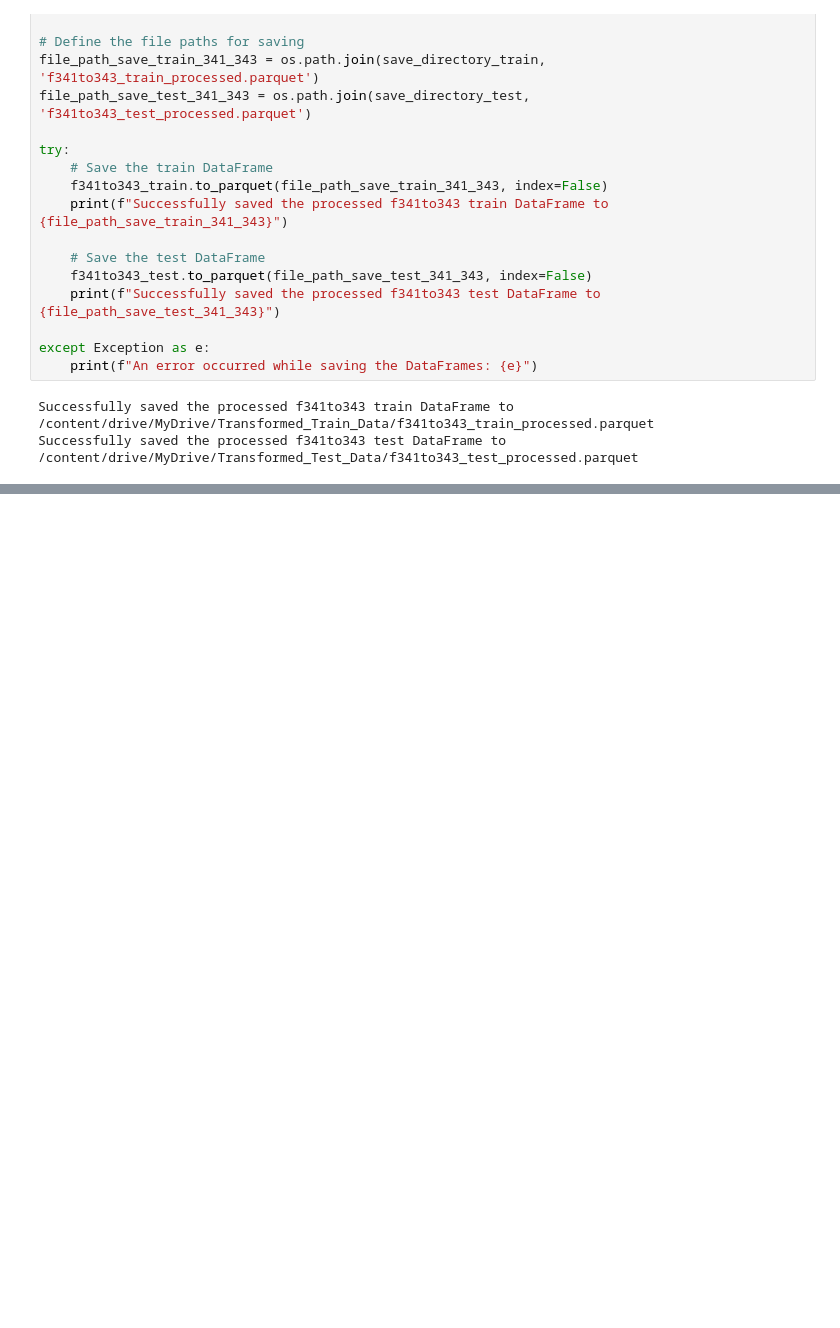
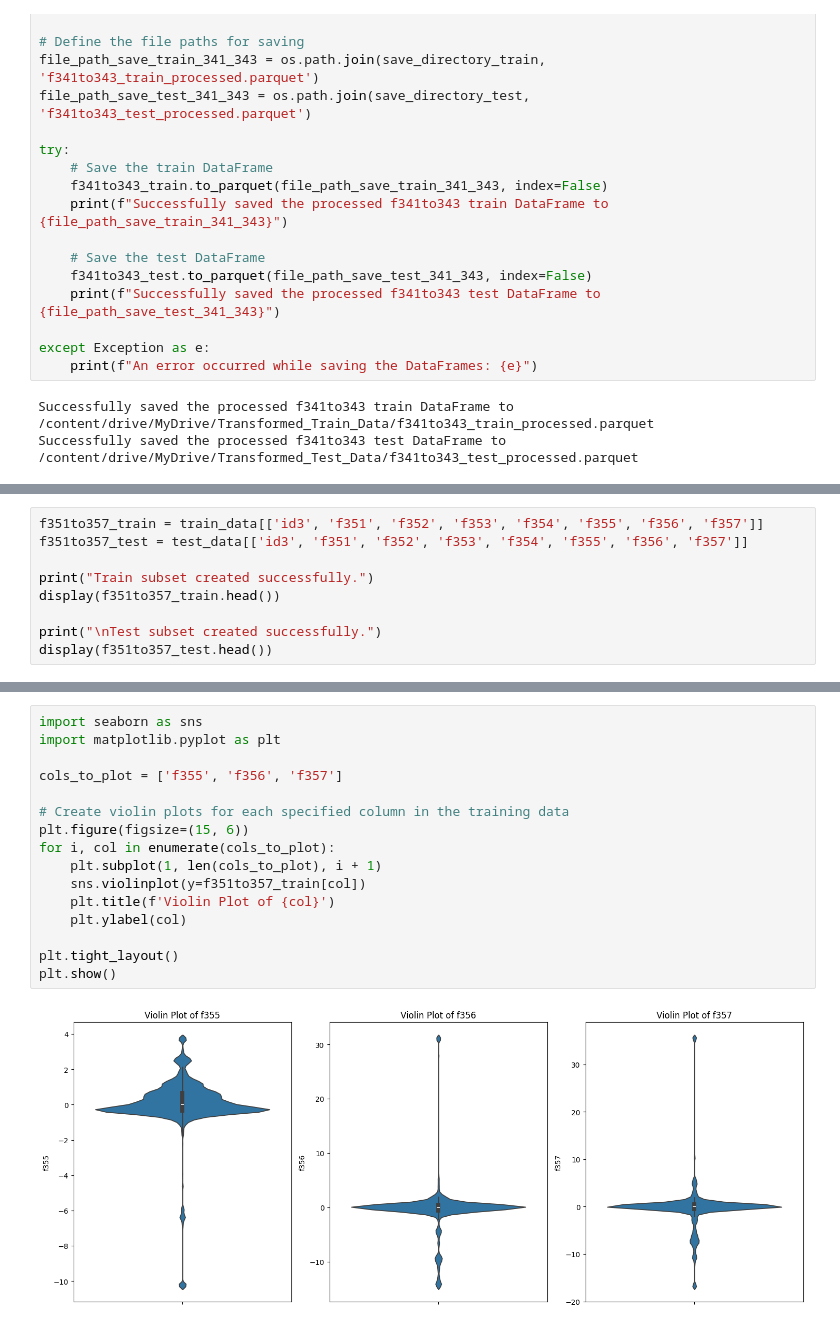
Before and after one commit to rishabh-0042/American_Express_Hackathon_25-2025, a Jupyter notebook: Feature_Engineering3.ipynb, the cells around one changed output, grey strips where cells are left out. Drawn from its saved outputs; the diff is of its cells as text; blank space fills up the shorter version.

```diff
--- a/Feature_Engineering3.ipynb
+++ b/Feature_Engineering3.ipynb
@@ -1996,0 +2275,9 @@ Successfully saved the processed f341to343 test DataFrame to /content/drive/MyDr
+# %%
+f351to357_train = train_data[['id3', 'f351', 'f352', 'f353', 'f354', 'f355', 'f356', 'f357']]
+f351to357_test = test_data[['id3', 'f351', 'f352', 'f353', 'f354', 'f355', 'f356', 'f357']]
+
+print("Train subset created successfully.")
+display(f351to357_train.head())
+
+print("\nTest subset created successfully.")
+display(f351to357_test.head())
@@ -1996,0 +2532,18 @@ Successfully saved the processed f341to343 test DataFrame to /content/drive/MyDr
+# %%
+import seaborn as sns
+import matplotlib.pyplot as plt
+
+cols_to_plot = ['f355', 'f356', 'f357']
+
+# Create violin plots for each specified column in the training data
+plt.figure(figsize=(15, 6))
+for i, col in enumerate(cols_to_plot):
+    plt.subplot(1, len(cols_to_plot), i + 1)
+    sns.violinplot(y=f351to357_train[col])
+    plt.title(f'Violin Plot of {col}')
+    plt.ylabel(col)
+
+plt.tight_layout()
+plt.show()
+# %% [output]
+[figure, added]
```
Also changed, not shown: parts of 13 cells of this notebook.
